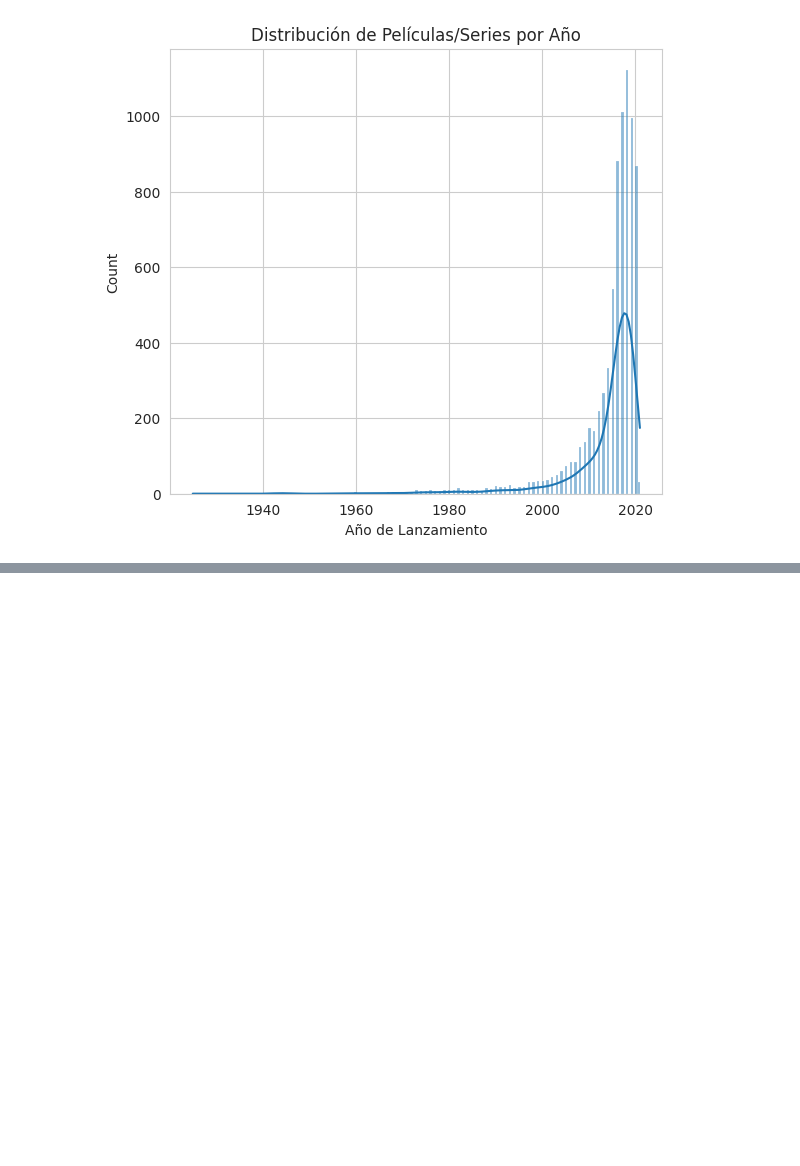
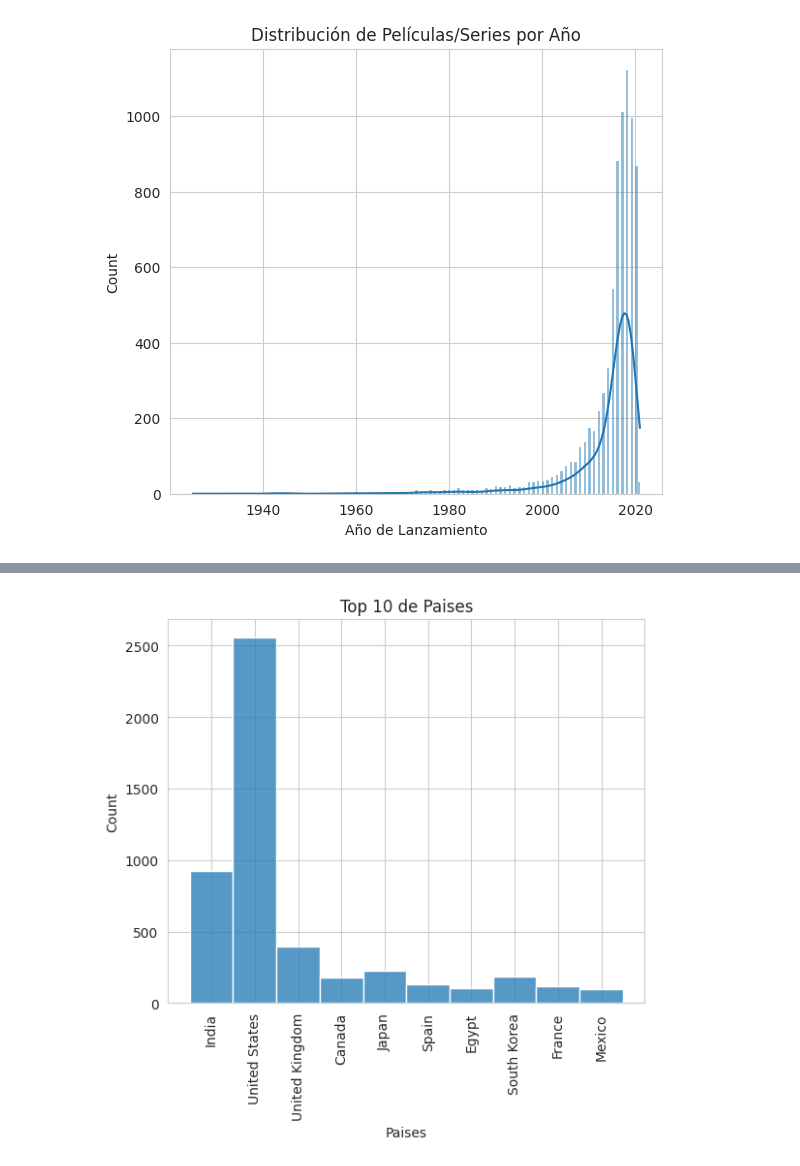
Before and after one commit to S0ul19/Optativa_Prof_UAA, a Jupyter notebook: Untitled3.ipynb, the cells around one changed output, grey strips where cells are left out. Drawn from its saved outputs; the diff is of its cells as text; code cells hidden in the pictures; blank space fills up the shorter version.

```diff
--- a/Untitled3.ipynb
+++ b/Untitled3.ipynb
@@ -279,0 +318,31 @@ plt.show()
+# %%
+plt.figure(figsize=(16, 10))
+sns.set_style("whitegrid")
+
+top_10_countries = df['country'].value_counts().nlargest(10).index
+top_10_df = df[df['country'].isin(top_10_countries)]
+
+plt.subplot(2, 3, 1)
+sns.histplot(top_10_df['country'])
+plt.title('Top 10 de Paises')
+plt.xlabel('Paises')
+
+plt.xticks(rotation=90)
+
+plt.tight_layout()
+plt.show()
+
+#El otro codigo
+plt.figure(figsize=(16, 10))
+sns.set_style("whitegrid")
+plt.subplot(2, 3, 3)
+df['country'].value_counts().nlargest(10).plot(kind='bar')
+plt.title('Top 10 paises con mas producciones')
+plt.xlabel('Paises')
+plt.ylabel('Cantidad')
+
+
+plt.tight_layout()
+plt.show()
+# %% [output]
+[figure, added]
```
Also changed, not shown: parts of 4 cells of this notebook.
